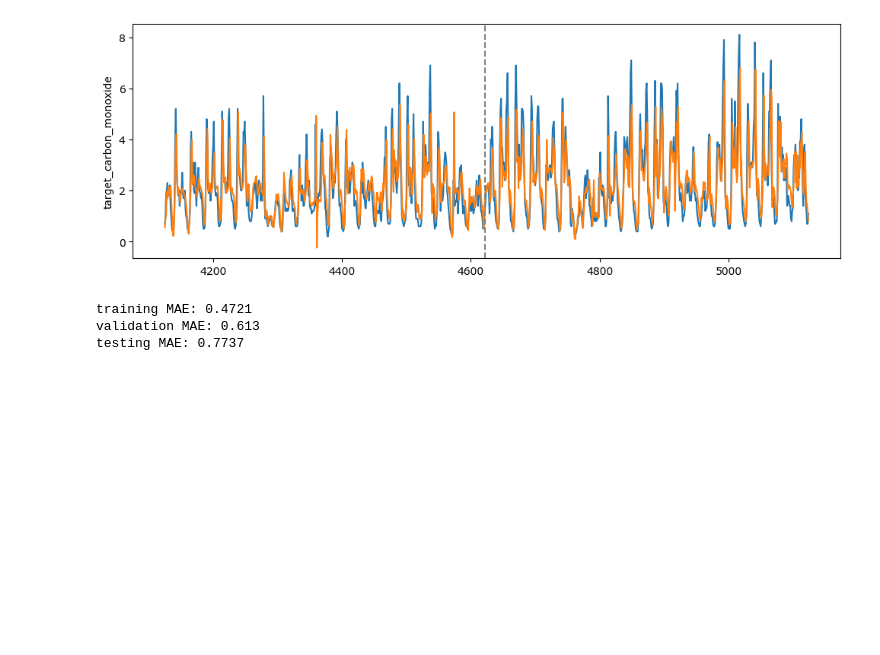
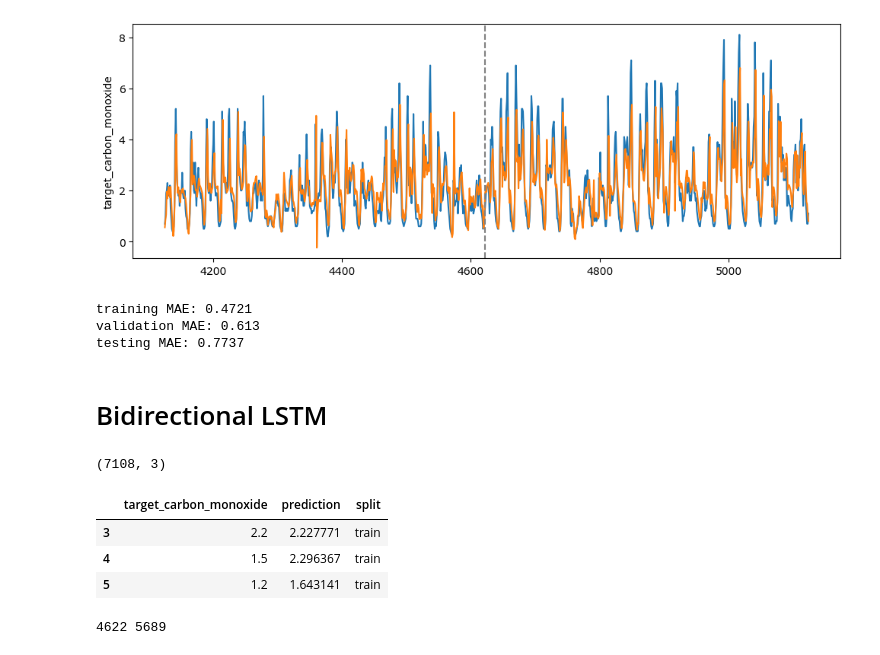
Before and after one commit to Rendi-Geospatial/MachineLearning, a Jupyter notebook: time_series/02 notebooks/multivariate/03 invoke model.ipynb, the cells around one changed output. Drawn from its saved outputs; the diff is of its cells as text; code cells hidden in the pictures; blank space fills up the shorter version.

```diff
--- a/time_series/02 notebooks/multivariate/03 invoke model.ipynb
+++ b/time_series/02 notebooks/multivariate/03 invoke model.ipynb
@@ -15,6 +15,7 @@ path_y_test = path_01 + 'y_test.npy'
 path_02 = '../../03 outputs/multivariate/02/'
 path_forecaster_vanilla_lstm = path_02 + 'forecaster_vanilla_lstm.hdf5'
 path_forecaster_stacked_lstm = path_02 + 'forecaster_stacked_lstm.hdf5'
+path_forecaster_bidirectional_lstm = path_02 + 'forecaster_bidirectional_lstm.hdf5'
 # %%
 import numpy as np
 import pandas as pd
@@ -238,3 +240,5 @@ testing MAE: 0.7737
 # %%
 # Save
 pred_stacked.to_csv('../../03 outputs/multivariate/03/prediction_stacked_lstm.csv')
+# %% [markdown]
+# Bidirectional LSTM
@@ -240,0 +257,31 @@ pred_stacked.to_csv('../../03 outputs/multivariate/03/prediction_stacked_lstm.cs
+# %%
+# Combine predictions
+pred_train_bidirectional = pd.DataFrame(pred_train_bidirectional, columns=['prediction'])
+pred_train_bidirectional['split'] = 'train'
+
+pred_val_bidirectional = pd.DataFrame(pred_val_bidirectional, columns=['prediction'])
+pred_val_bidirectional['split'] = 'val'
+
+pred_test_bidirectional = pd.DataFrame(pred_test_bidirectional, columns=['prediction'])
+pred_test_bidirectional['split'] = 'test'
+
+pred_bidirectional = pd.concat([pred_train_bidirectional, pred_val_bidirectional, pred_test_bidirectional], axis=0).reset_index(drop=True)
+pred_bidirectional.index = pred_bidirectional.index + n_lag
+
+# Combine with original data
+pred_bidirectional = pd.concat([data['target_carbon_monoxide'], pred_bidirectional], axis=1)
+print(pred_bidirectional.shape)
+pred_bidirectional.head(3)
+# %% [output]
+(7108, 3)
+|  | target_carbon_monoxide | prediction | split |
+| 3 | 2.2 | 2.227771 | train |
+| 4 | 1.5 | 2.296367 | train |
+| 5 | 1.2 | 1.643141 | train |
+# %%
+# Check the split boundary
+train_split = pred_bidirectional[pred_bidirectional['split']=='train'].index[-1]
+val_split = pred_bidirectional[pred_bidirectional['split']=='val'].index[-1]
+print(train_split, val_split)
+# %% [output]
+4622 5689
```
Also changed, not shown: parts of 6 cells of this notebook, 4 other files.
